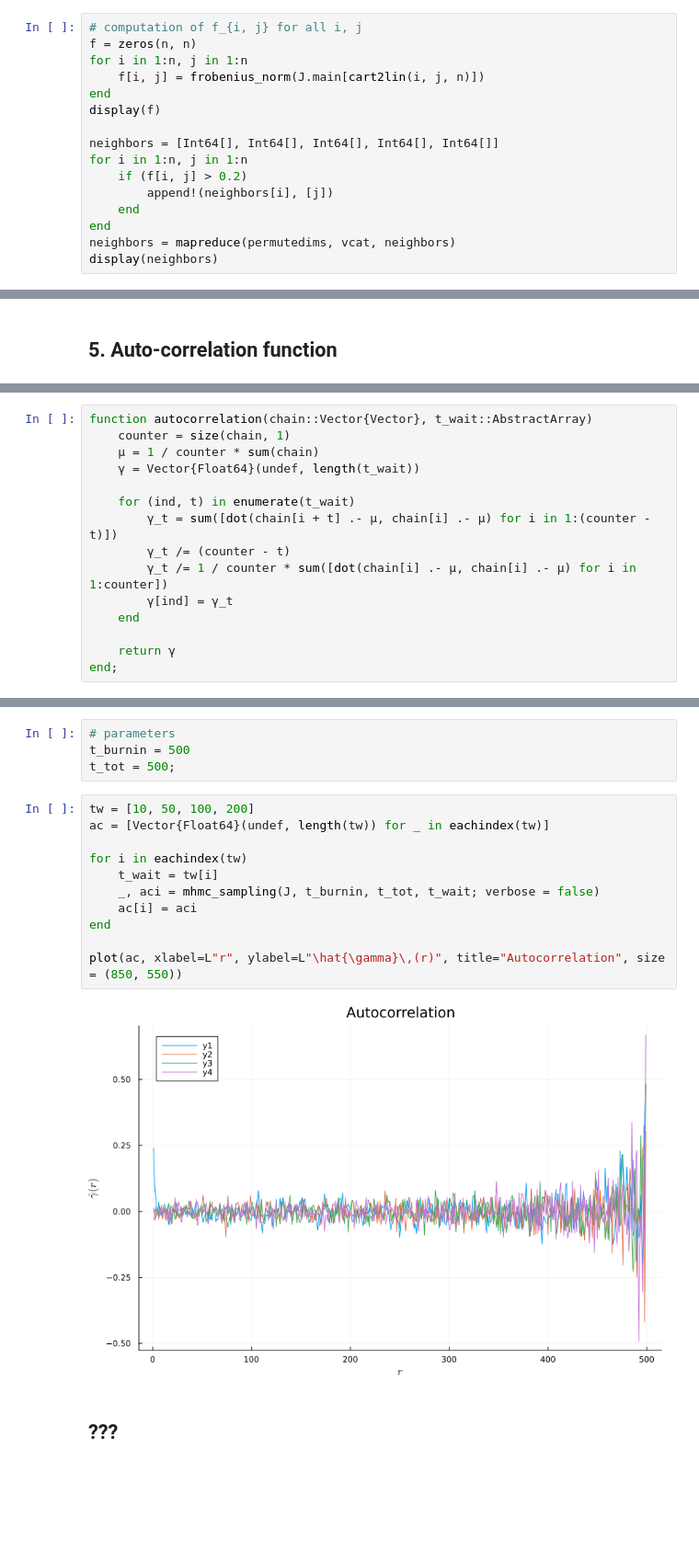
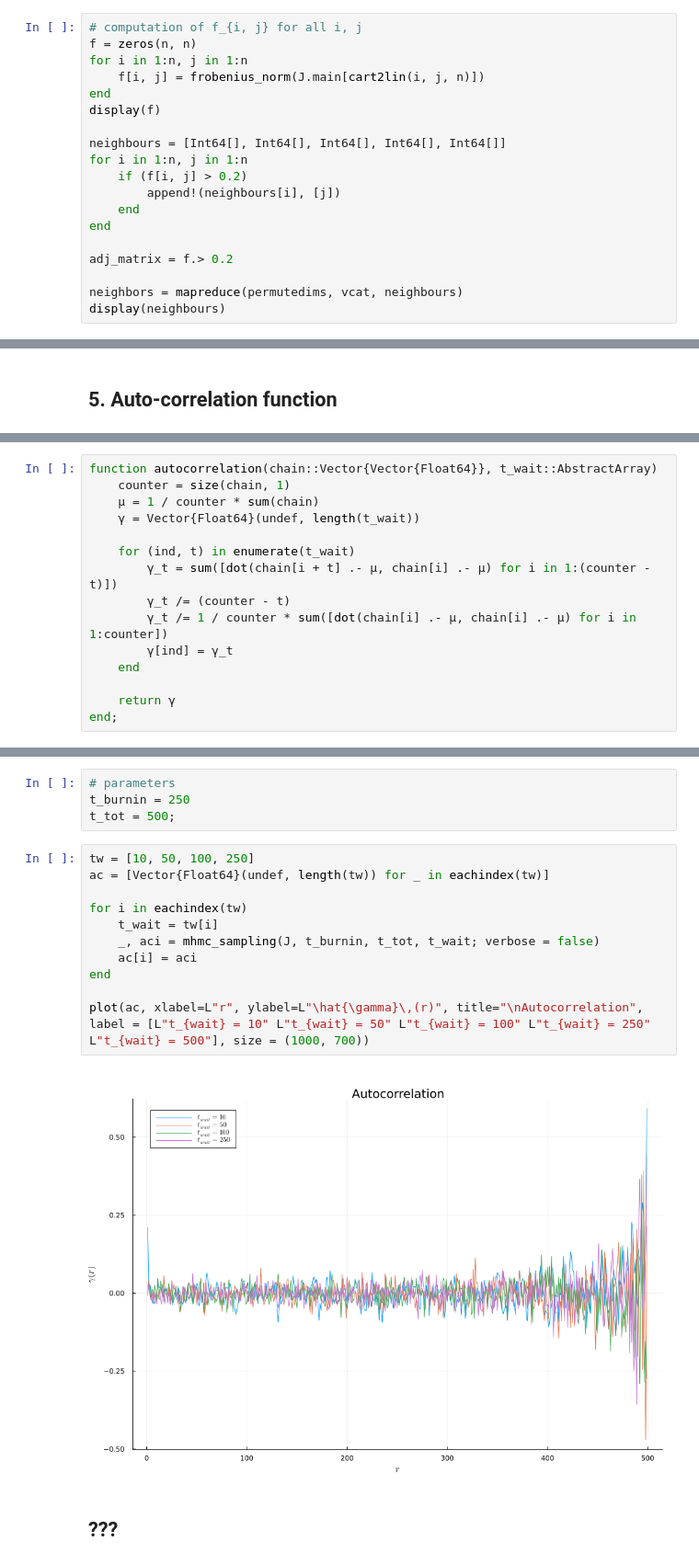
Before and after one commit to caporali/models_and_algorithms_project, a Jupyter notebook: project/main.ipynb, the cells around one changed output, grey strips where cells are left out. Shown at 92% size. Saved outputs shown, nothing was run; the diff lists cells and outputs as text; blank space fills up the shorter version.

Commit message:
Minor changes: - added plots for the interaction graphs - added labels for the autocorrelation plots

```diff
--- a/project/main.ipynb
+++ b/project/main.ipynb
@@ -306,14 +308,17 @@ for i in 1:n, j in 1:n
 end
 display(f)
 
-neighbors = [Int64[], Int64[], Int64[], Int64[], Int64[]]
+neighbours = [Int64[], Int64[], Int64[], Int64[], Int64[]]
 for i in 1:n, j in 1:n
 	if (f[i, j] > 0.2)
-		append!(neighbors[i], [j])
+		append!(neighbours[i], [j])
 	end
 end
-neighbors = mapreduce(permutedims, vcat, neighbors)
-display(neighbors)
+
+adj_matrix = f.> 0.2
+
+neighbors = mapreduce(permutedims, vcat, neighbours)
+display(neighbours)
 # %% [output]
 5×5 Matrix{Float64}:
  0.0218726  0.730774   0.840845   0.174598   0.110648
@@ -656,6 +677,6 @@ A monte Carlo estimator for it is
 \end{align*}
 # %%
-function autocorrelation(chain::Vector{Vector}, t_wait::AbstractArray)
+function autocorrelation(chain::Vector{Vector{Float64}}, t_wait::AbstractArray)
 	counter = size(chain, 1)
 	μ = 1 / counter * sum(chain)
 	γ = Vector{Float64}(undef, length(t_wait))
@@ -699,21 +721,22 @@ function mhmc_sampling(J::PottsParam, t_burnin::Int64, t_tot::Int64, t_wait::Int
 end;
 # %%
 # parameters
-t_burnin = 500
+t_burnin = 250
 t_tot = 500;
 # %%
-tw = [10, 50, 100, 200]
+tw = [10, 50, 100, 250]
 ac = [Vector{Float64}(undef, length(tw)) for _ in eachindex(tw)]
 
 for i in eachindex(tw)
 	t_wait = tw[i]
 	_, aci = mhmc_sampling(J, t_burnin, t_tot, t_wait; verbose = false)
 	ac[i] = aci
 end
 
-plot(ac, xlabel=L"r", ylabel=L"\hat{\gamma}\,(r)", title="Autocorrelation", size = (850, 550))
+plot(ac, xlabel=L"r", ylabel=L"\hat{\gamma}\,(r)", title="\nAutocorrelation",
+label = [L"t_{wait} = 10" L"t_{wait} = 50" L"t_{wait} = 100" L"t_{wait} = 250" L"t_{wait} = 500"], size = (1000, 700))
 # %% [output]
-[figure, old version]
+[figure, new version]
 # %% [markdown]
 ## ???
 # %%
```
Also changed, not shown: parts of 7 cells of this notebook.
